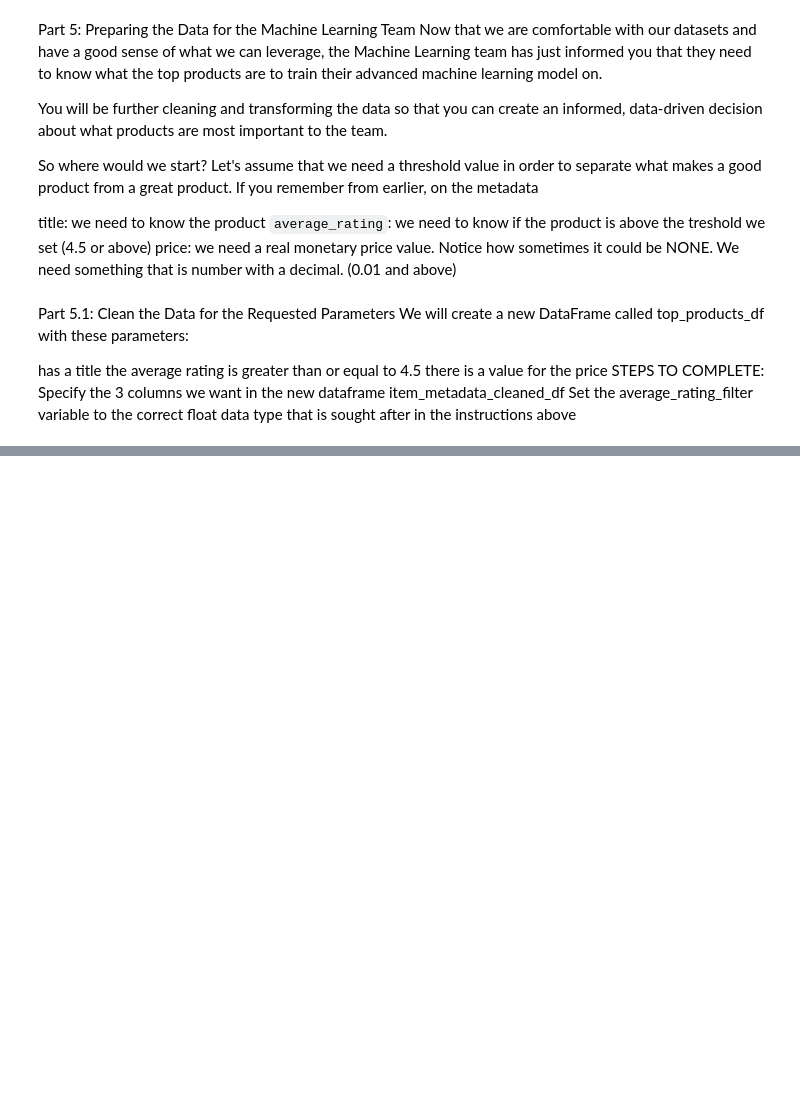
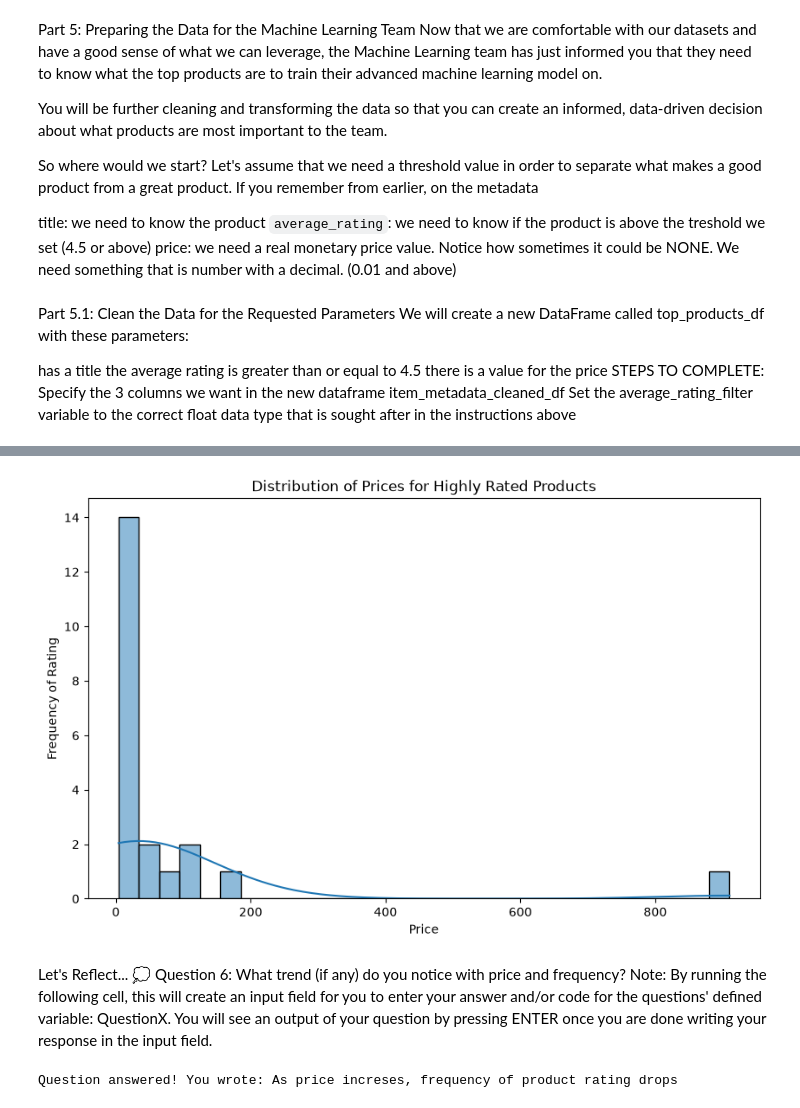
Before and after one commit to jjacque1/Python-generator-based-line-reader, a Jupyter notebook: amazon_reviews_analysis.ipynb, the cells around one changed output, grey strips where cells are left out. Drawn from its saved outputs; the diff is of its cells as text; code cells hidden in the pictures; blank space fills up the shorter version.

```diff
--- a/amazon_reviews_analysis.ipynb
+++ b/amazon_reviews_analysis.ipynb
@@ -523,3 +535,20 @@ there is a value for the price
 STEPS TO COMPLETE:
  Specify the 3 columns we want in the new dataframe item_metadata_cleaned_df
  Set the average_rating_filter variable to the correct float data type that is sought after in the instructions above
+# %%
+# Select relevant columns
+item_metadata_cleaned_df = item_metadata_df[['title','average_rating', 'price']]
+average_rating_filter = 4.5
+
+# Convert the price column to numeric, setting errors='coerce' to handle non-numeric values
+item_metadata_cleaned_df.loc[:, 'price'] = pd.to_numeric(item_metadata_cleaned_df['price'], errors='coerce')
+
+# Filter to get only products with average rating set to the filter, valid price, and non-null title
+top_products_df = item_metadata_cleaned_df[
+    (item_metadata_cleaned_df['average_rating'] >= average_rating_filter) &
+    (item_metadata_cleaned_df['price'].notna()) &
+    (item_metadata_cleaned_df['title'].notna())
+]
+
+# Print the new cleaned DataFrame
+top_products_df
@@ -525,0 +721,30 @@ STEPS TO COMPLETE:
+# %%
+import seaborn as sns
+import matplotlib.pyplot as plt
+
+# Distribution of Prices
+plt.figure(figsize=(10, 6))
+sns.histplot(
+    top_products_df['price'],
+    bins=30,
+    kde=True
+)
+plt.title('Distribution of Prices for Highly Rated Products')
+plt.xlabel('Price')
+plt.ylabel('Frequency of Rating')
+plt.show()
+# %% [output]
+[figure, added]
+# %% [markdown]
+Let's Reflect...
+💭 Question 6: What trend (if any) do you notice with price and frequency?
+Note: By running the following cell, this will create an input field for you to enter your answer and/or code for the questions' defined variable: QuestionX. You will see an output of your question by pressing ENTER once you are done writing your response in the input field.
+# %%
+Question6 = str(input("Write Your Answer in the Box and Press Enter:"))
+
+if len(Question6) > 0:
+    print(f"Question answered! You wrote: {Question6}")
+else:
+    print("Please answer the question")
+# %% [output]
+Question answered! You wrote: As price increses, frequency of product rating drops
```
Also changed, not shown: parts of 31 cells of this notebook, 2 other files.
